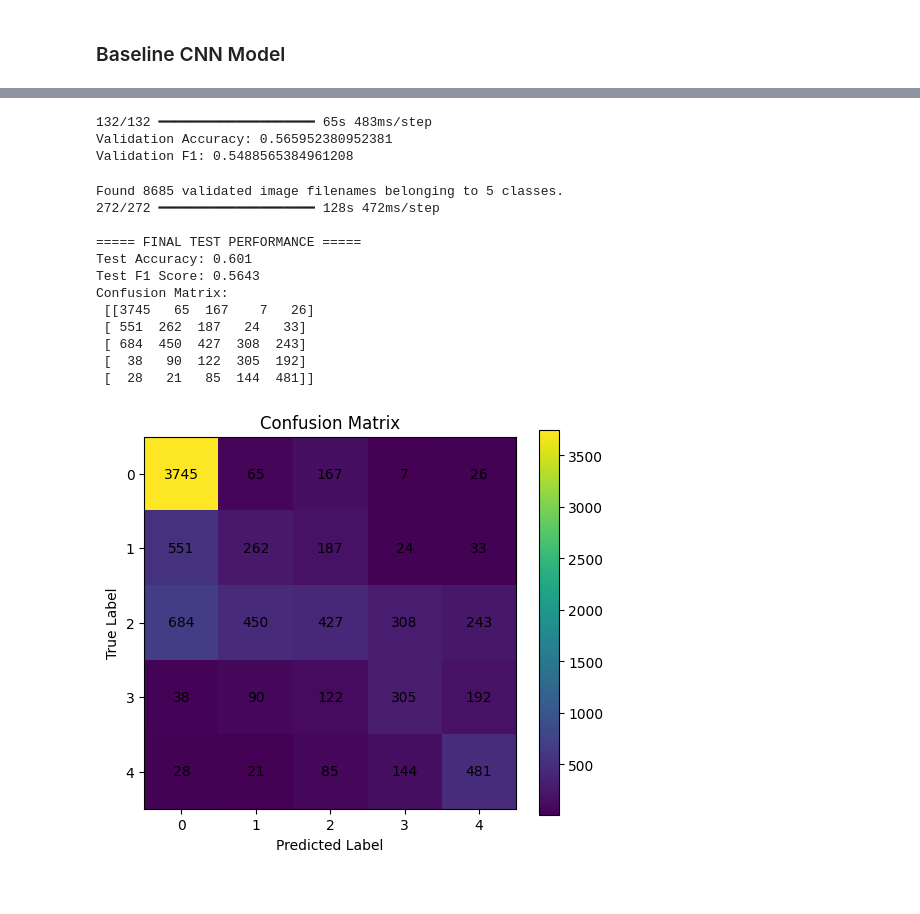
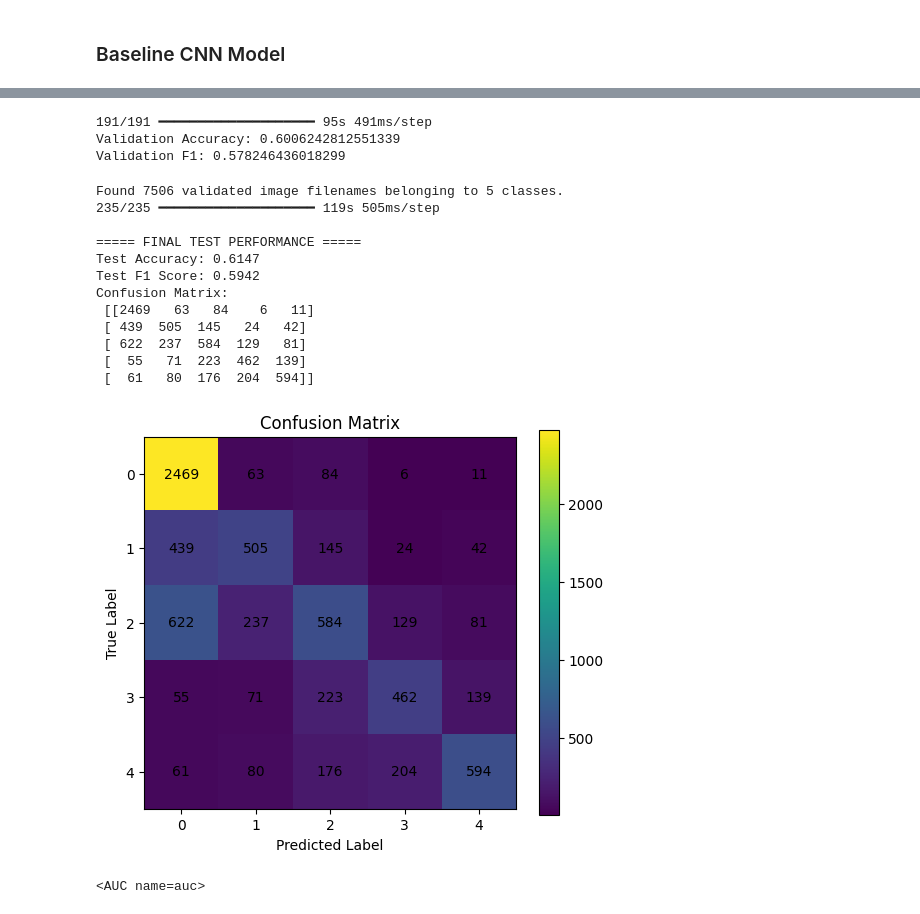
Before and after one commit to JoshD888/CSC_375_Final_Project, a Jupyter notebook: final.ipynb, the cells around one changed output, grey strips where cells are left out. Saved outputs shown, nothing was run; the diff lists cells and outputs as text; code cells hidden in the pictures.

```diff
--- a/final.ipynb
+++ b/final.ipynb
@@ -82,0 +65,21 @@ train_df, val_df = train_test_split(
+# %%
+from sklearn.model_selection import GroupShuffleSplit
+
+
+df["patient_id"] = df["image_path"].apply(lambda x: x.split("_")[0])
+
+splitter = GroupShuffleSplit(test_size=0.2, random_state=42)
+
+train_idx, test_idx = next(
+    splitter.split(df, groups=df["patient_id"])
+)
+
+train_df = df.iloc[train_idx].reset_index(drop=True)
+test_df = df.iloc[test_idx].reset_index(drop=True)
+
+train_idx, val_idx = next(
+    splitter.split(train_df, groups=train_df["patient_id"])
+)
+
+val_df = train_df.iloc[val_idx].reset_index(drop=True)
+train_df = train_df.iloc[train_idx].reset_index(drop=True)
@@ -83,11 +91,13 @@ train_df, val_df = train_test_split(
 # %%
-classes = np.unique(train_df["diagnosis"])
+class_order = ["0", "1", "2", "3", "4"]
+
 weights = compute_class_weight(
     class_weight='balanced',
-    classes=classes,
+    classes=np.array(class_order),
     y=train_df["diagnosis"]
 )
-class_weights = dict(zip(range(len(classes)), weights))
+
+class_weights = dict(zip(range(5), weights))
 # %%
 IMG_SIZE = (224, 224)
 BATCH_SIZE = 32
@@ -107,6 +117,7 @@ train_gen = train_datagen.flow_from_dataframe(
     y_col="diagnosis",
     target_size=IMG_SIZE,
     class_mode="categorical",
+    classes=["0","1","2","3","4"],
     batch_size=BATCH_SIZE,
     shuffle=True
 )
@@ -117,6 +128,7 @@ val_gen = val_datagen.flow_from_dataframe(
     y_col="diagnosis",
     target_size=IMG_SIZE,
     class_mode="categorical",
+    classes=["0","1","2","3","4"],
     batch_size=BATCH_SIZE,
     shuffle=False
 )
@@ -198,7 +210,9 @@ Epoch 5/5
 # %%
 val_preds = model.predict(val_gen)
 val_pred_labels = np.argmax(val_preds, axis=1)
-val_true_labels = val_gen.classes
+val_gen.reset()
+val_preds = model.predict(val_gen, verbose=0)
+val_true_labels = val_gen.labels
 
 val_acc = accuracy_score(val_true_labels, val_pred_labels)
 val_f1  = f1_score(val_true_labels, val_pred_labels, average='weighted')
@@ -206,9 +220,9 @@ val_f1  = f1_score(val_true_labels, val_pred_labels, average='weighted')
 print("Validation Accuracy:", val_acc)
 print("Validation F1:", val_f1)
 # %% [output]
-132/132 ━━━━━━━━━━━━━━━━━━━━ 65s 483ms/step
-Validation Accuracy: 0.565952380952381
-Validation F1: 0.5488565384961208
+191/191 ━━━━━━━━━━━━━━━━━━━━ 95s 491ms/step
+Validation Accuracy: 0.6006242812551339
+Validation F1: 0.578246436018299
 # %%
 test_gen = val_datagen.flow_from_dataframe(
     test_df,
@@ -216,6 +230,7 @@ test_gen = val_datagen.flow_from_dataframe(
     y_col="diagnosis",
     target_size=IMG_SIZE,
     class_mode="categorical",
+    classes=["0","1","2","3","4"],
     batch_size=BATCH_SIZE,
     shuffle=False
 )
@@ -233,37 +248,42 @@ print("Test Accuracy:", round(test_acc, 4))
 print("Test F1 Score:", round(test_f1, 4))
 print("Confusion Matrix:\n", test_cm)
 # %% [output]
-Found 8685 validated image filenames belonging to 5 classes.
-272/272 ━━━━━━━━━━━━━━━━━━━━ 128s 472ms/step
+Found 7506 validated image filenames belonging to 5 classes.
+235/235 ━━━━━━━━━━━━━━━━━━━━ 119s 505ms/step
 
 ===== FINAL TEST PERFORMANCE =====
-Test Accuracy: 0.601
-Test F1 Score: 0.5643
+Test Accuracy: 0.6147
+Test F1 Score: 0.5942
 Confusion Matrix:
- [[3745   65  167    7   26]
- [ 551  262  187   24   33]
- [ 684  450  427  308  243]
- [  38   90  122  305  192]
- [  28   21   85  144  481]]
+ [[2469   63   84    6   11]
+ [ 439  505  145   24   42]
+ [ 622  237  584  129   81]
+ [  55   71  223  462  139]
+ [  61   80  176  204  594]]
 # %%
 import matplotlib.pyplot as plt
 import numpy as np
 
 # Plot confusion matrix
 plt.figure(figsize=(6,5))
+test_cm_norm = test_cm / test_cm.sum(axis=1, keepdims=True)
 plt.imshow(test_cm)
 plt.title("Confusion Matrix")
 plt.xlabel("Predicted Label")
 plt.ylabel("True Label")
 
 # Add values inside cells
 for i in range(test_cm.shape[0]):
     for j in range(test_cm.shape[1]):
         plt.text(j, i, test_cm[i, j], ha='center', va='center')
 
 plt.colorbar()
 plt.xticks(range(5), range(5))
 plt.yticks(range(5), range(5))
 plt.show()
 # %% [output]
-[figure, old version]
+[figure, new version]
+# %%
+tf.keras.metrics.AUC(multi_label=True)
+# %% [output]
+<AUC name=auc>
```
Also changed, not shown: parts of 10 cells of this notebook, 1 other file.
